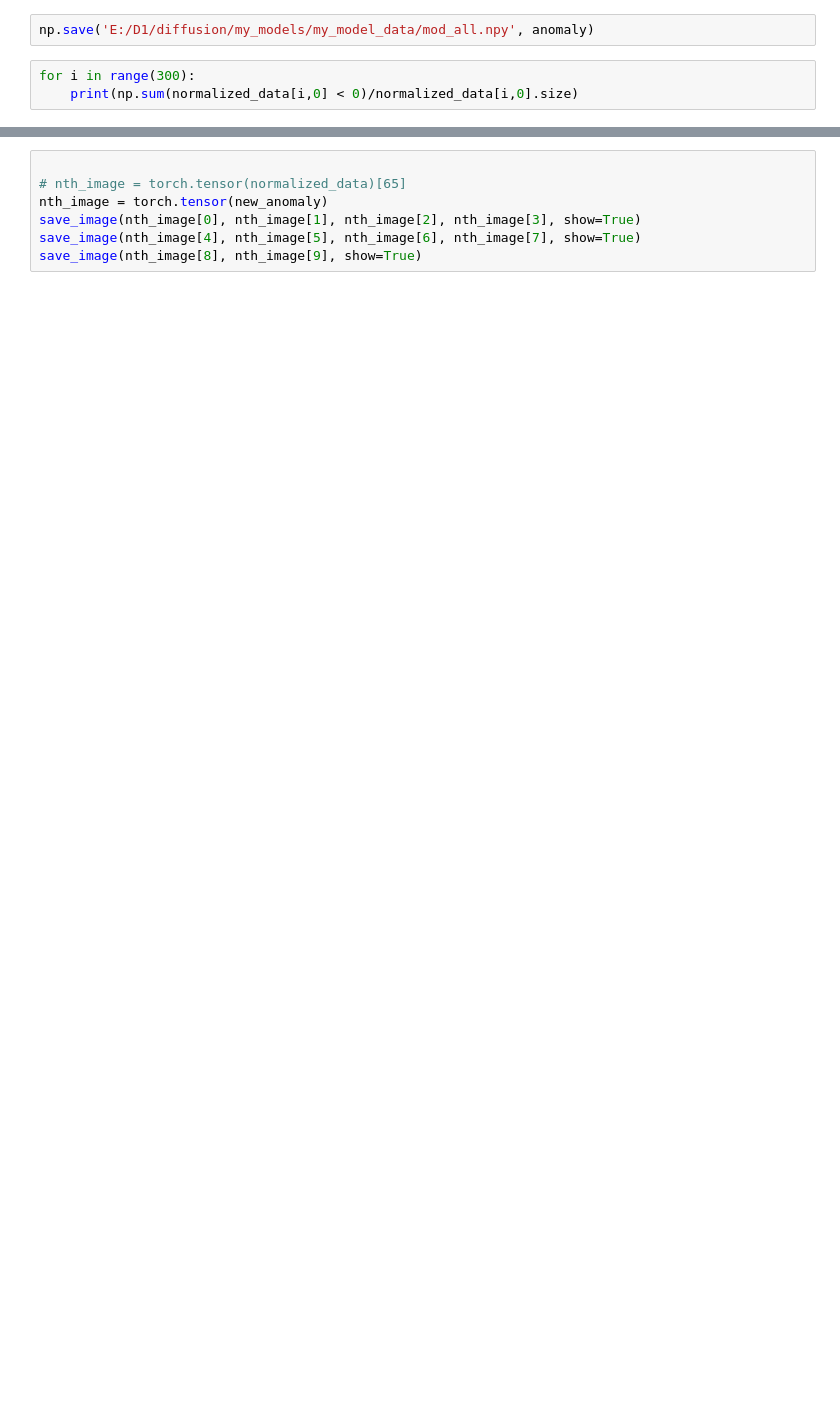
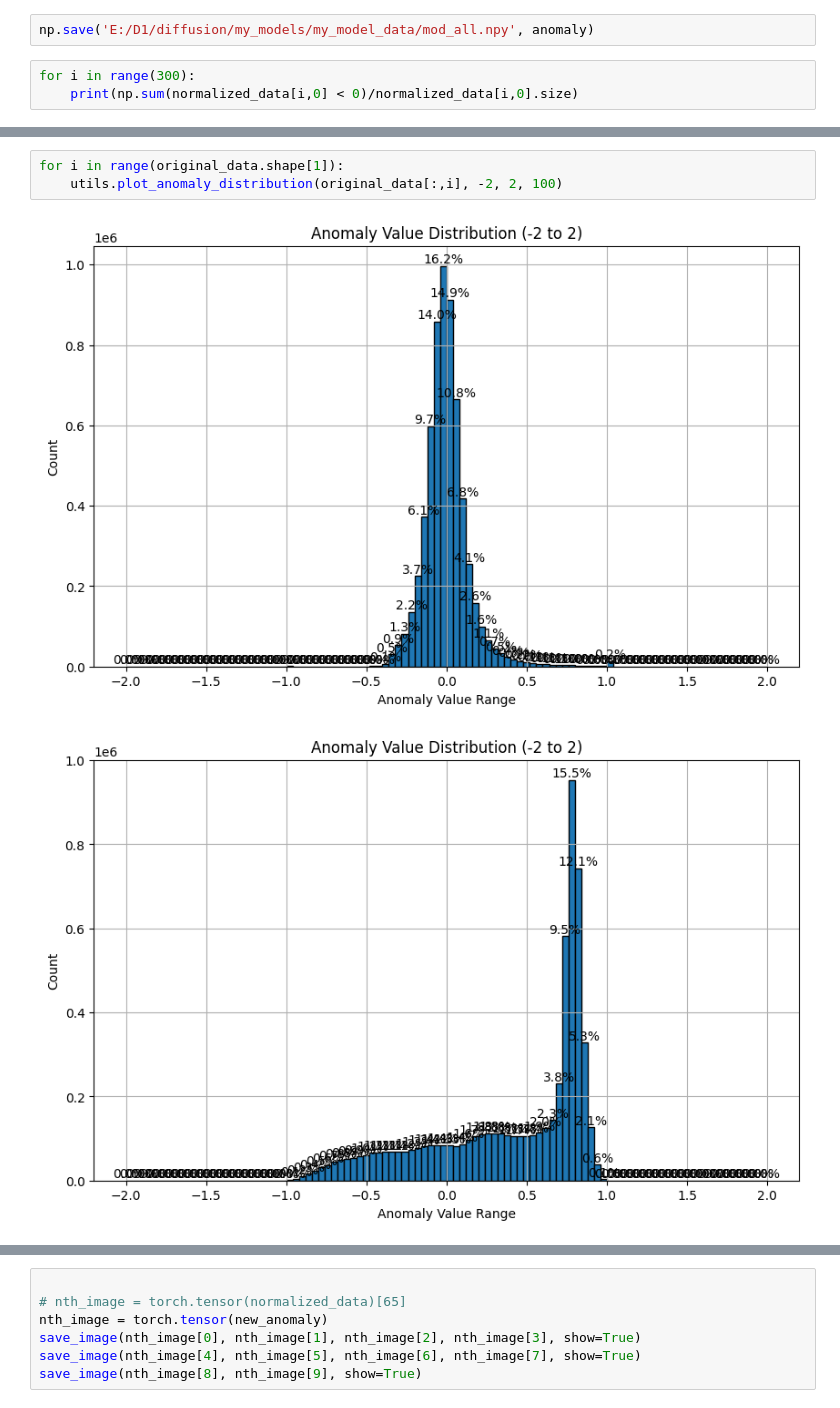
Before and after one commit to firedfary/HydroSynth, a Jupyter notebook: process/model_data.ipynb, the cells around one changed output, grey strips where cells are left out. Saved outputs shown, nothing was run; the diff lists cells and outputs as text; blank space fills up the shorter version.

```diff
--- a/process/model_data.ipynb
+++ b/process/model_data.ipynb
@@ -287,0 +340,6 @@ fucs.plot_anomaly_distribution(anomaly[:], -2, 2, 100)
+# %%
+for i in range(original_data.shape[1]):
+    utils.plot_anomaly_distribution(original_data[:,i], -2, 2, 100)
+# %% [output]
+[figure, added]
+[figure, added]
```
Also changed, not shown: parts of 17 cells of this notebook, 2 other files.
